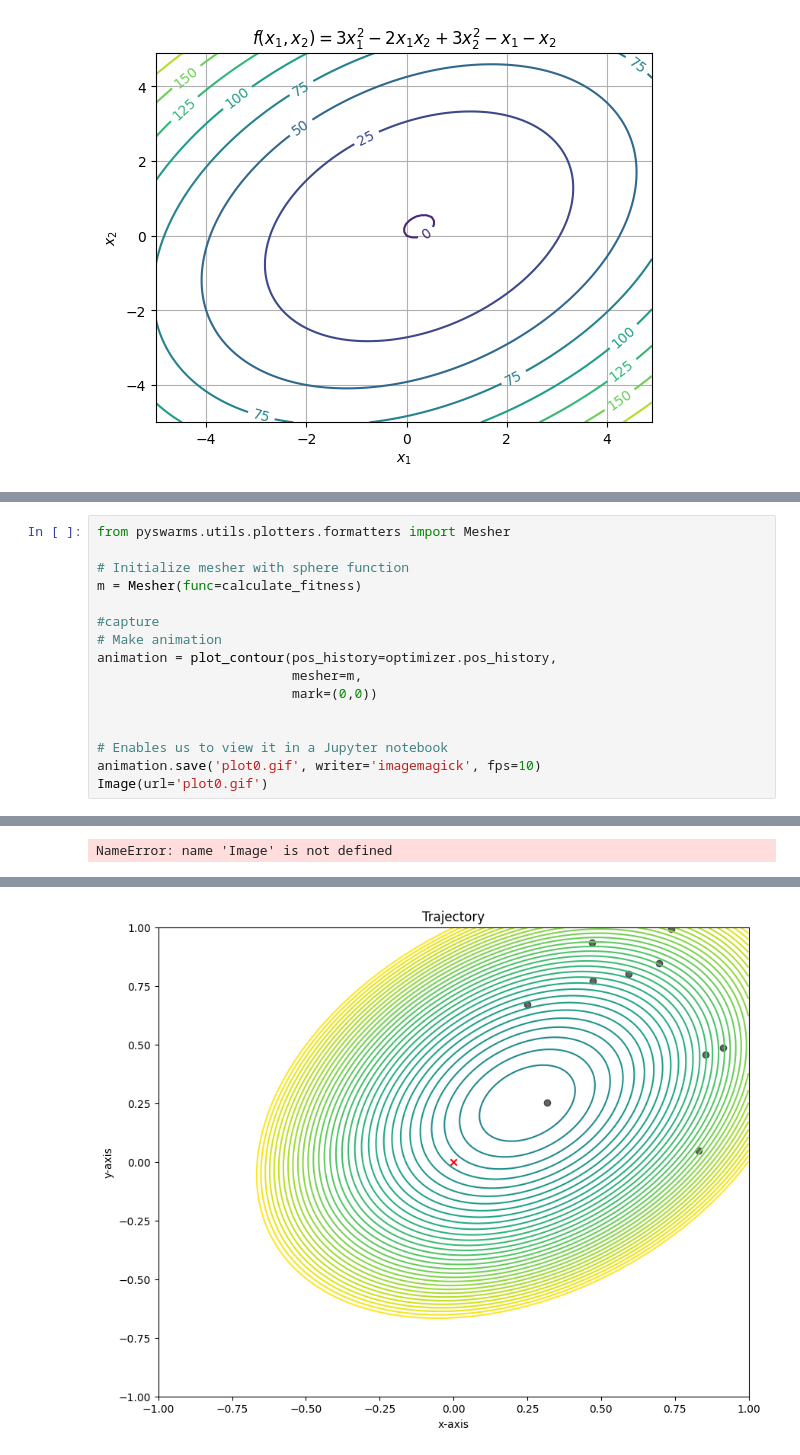
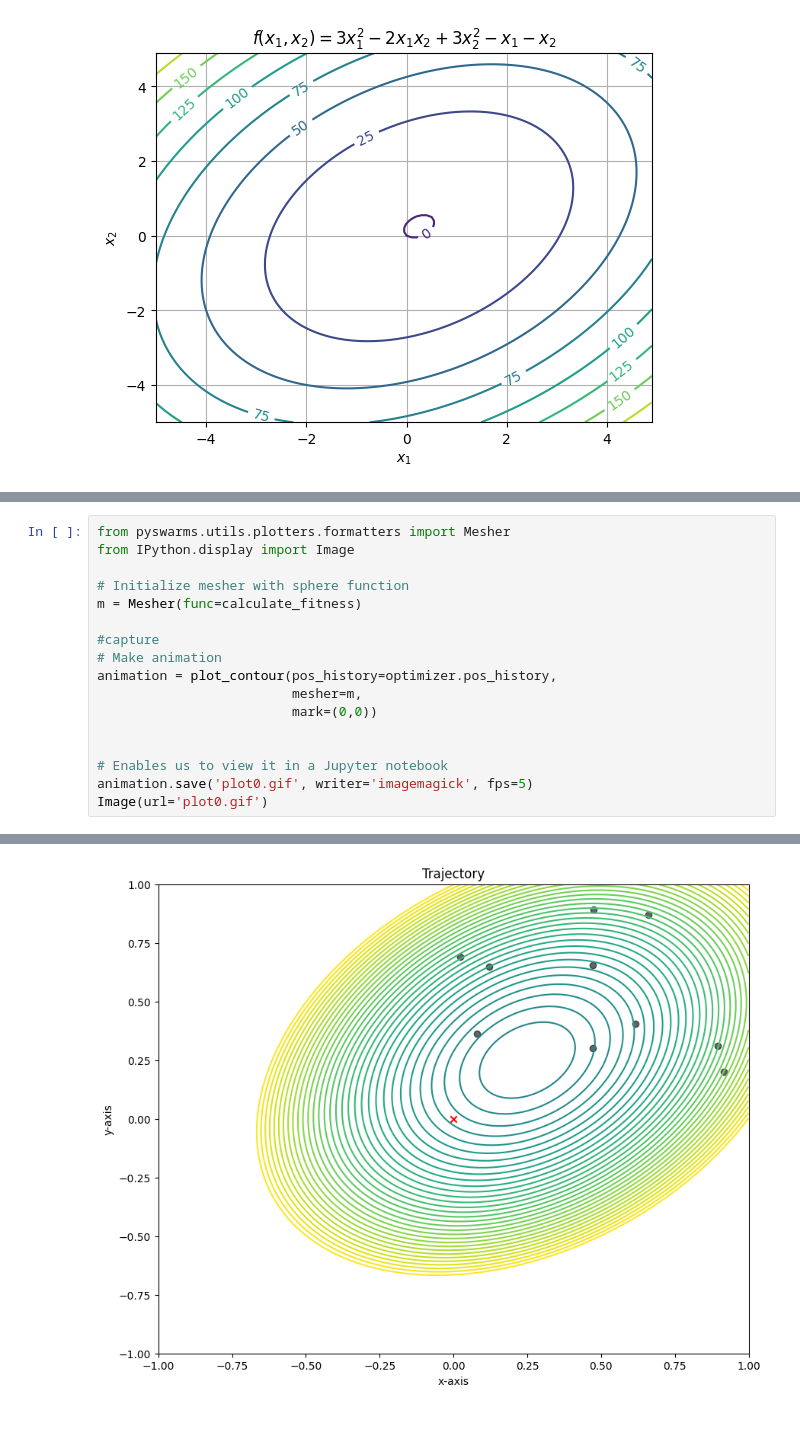
Before and after one commit to miftanurfarid/kecerdasan_buatan, a Jupyter notebook: code/pso/simple_min/simple_min_pso.ipynb, the cells around one changed output, grey strips where cells are left out. Cells and saved outputs as stored; diff of their text form; blank space fills up the shorter version.

```diff
--- a/code/pso/simple_min/simple_min_pso.ipynb
+++ b/code/pso/simple_min/simple_min_pso.ipynb
@@ -48,5 +74,6 @@ plt.show()
 # %%
 from pyswarms.utils.plotters.formatters import Mesher
+from IPython.display import Image
 
 # Initialize mesher with sphere function
 m = Mesher(func=calculate_fitness)
@@ -59,6 +86,6 @@ animation = plot_contour(pos_history=optimizer.pos_history,
 
 
 # Enables us to view it in a Jupyter notebook
-animation.save('plot0.gif', writer='imagemagick', fps=10)
+animation.save('plot0.gif', writer='imagemagick', fps=5)
 Image(url='plot0.gif')
 # %% [output]
@@ -67 +93,0 @@ Image(url='plot0.gif')
-NameError: name 'Image' is not defined
@@ -68 +95 @@ NameError: name 'Image' is not defined
-[figure, old version]
+[figure, new version]
```
Also changed, not shown: parts of 5 cells of this notebook, 6 other files.
